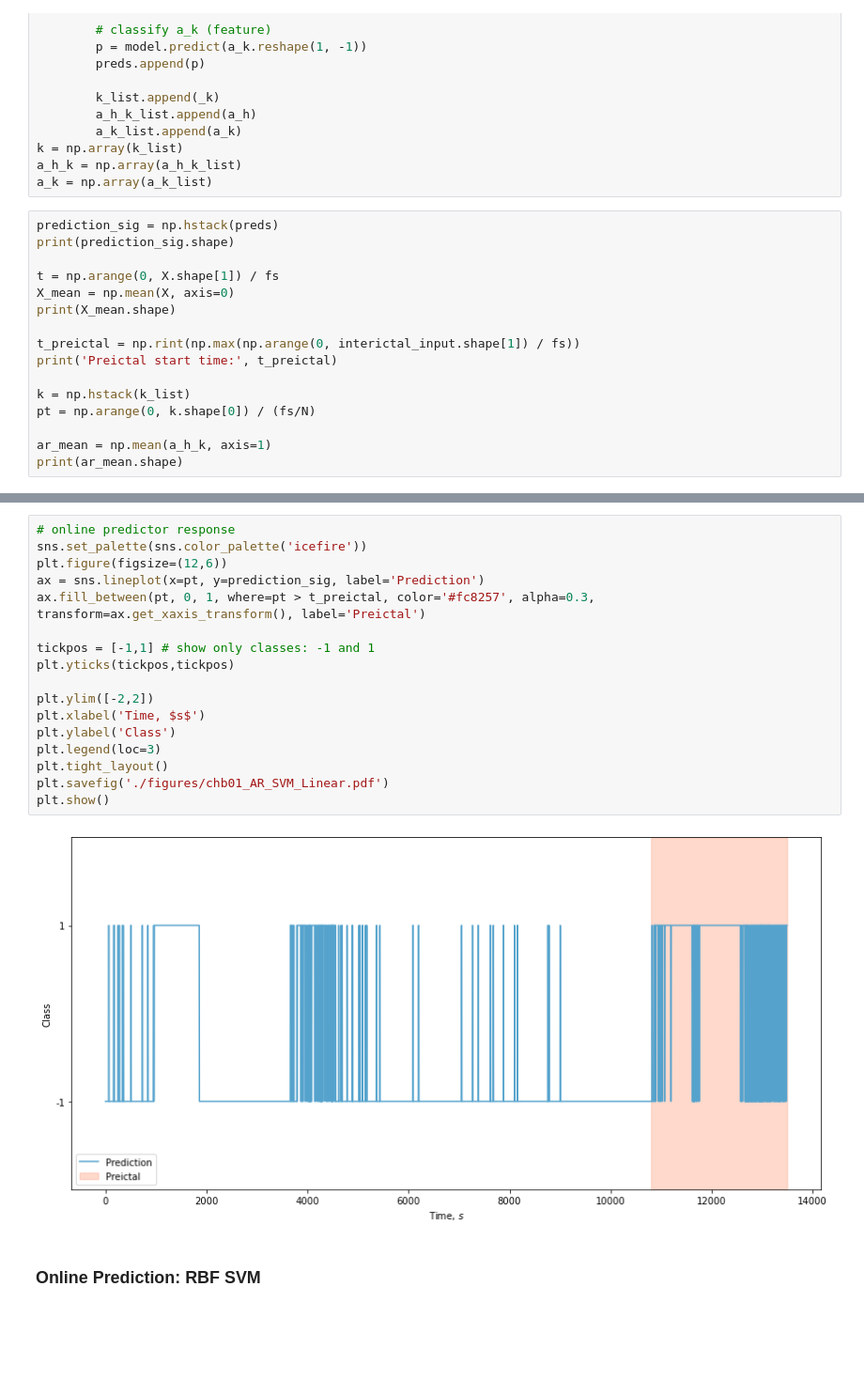
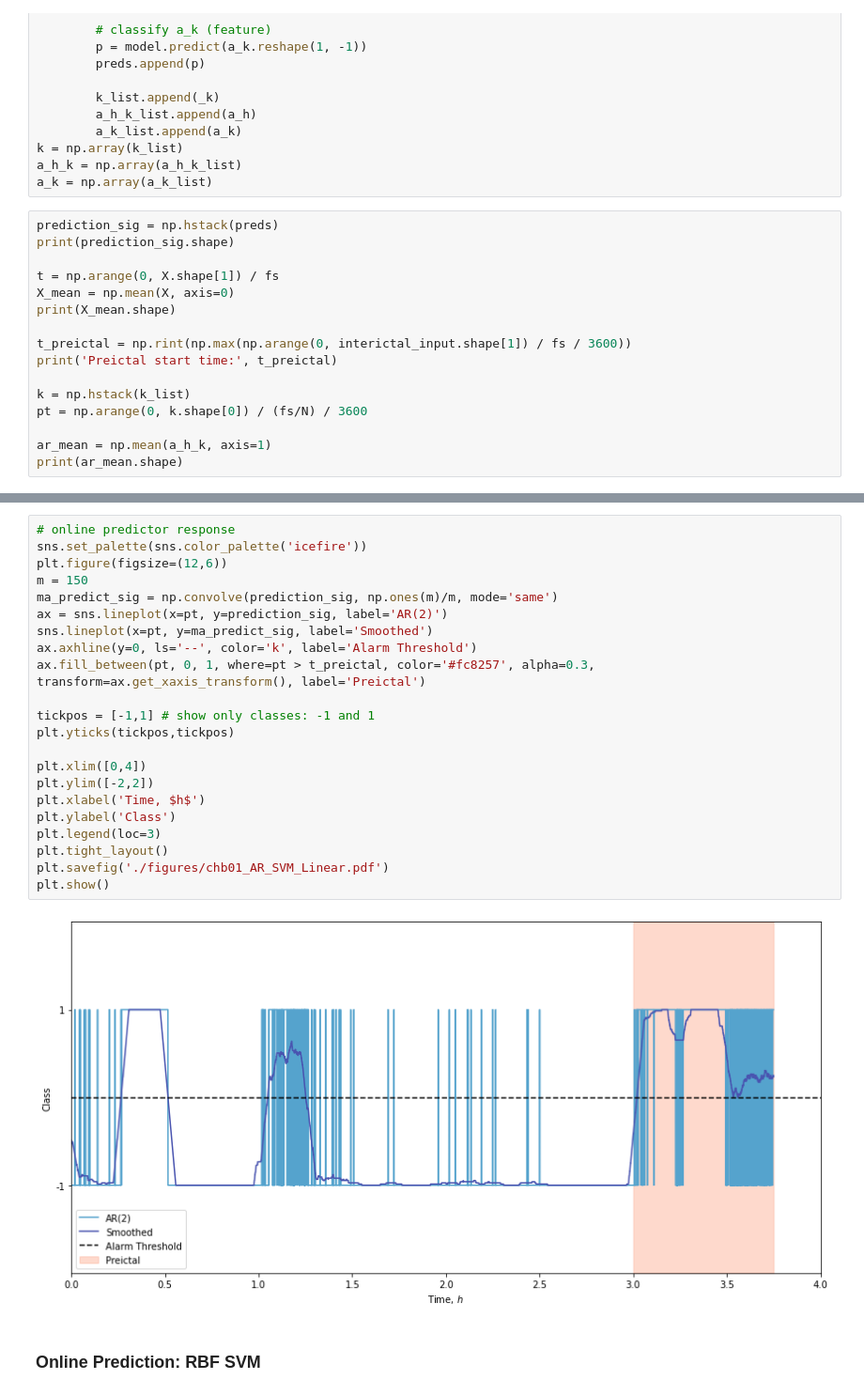
Before and after one commit to samisnotinsane/chbmit-seizure-prediction, a Jupyter notebook: evaluation/chb01_AR_RT.ipynb, the cells around one changed output, grey strips where cells are left out. Shown at 94% size. Drawn from its saved outputs; the diff is of its cells as text; blank space fills up the shorter version.

```diff
--- a/evaluation/chb01_AR_RT.ipynb
+++ b/evaluation/chb01_AR_RT.ipynb
@@ -140,11 +138,11 @@ t = np.arange(0, X.shape[1]) / fs
 X_mean = np.mean(X, axis=0)
 print(X_mean.shape)
 
-t_preictal = np.rint(np.max(np.arange(0, interictal_input.shape[1]) / fs))
+t_preictal = np.rint(np.max(np.arange(0, interictal_input.shape[1]) / fs / 3600))
 print('Preictal start time:', t_preictal)
 
 k = np.hstack(k_list)
-pt = np.arange(0, k.shape[0]) / (fs/N)
+pt = np.arange(0, k.shape[0]) / (fs/N) / 3600
 
 ar_mean = np.mean(a_h_k, axis=1)
 print(ar_mean.shape)
@@ -173,22 +172,27 @@ plt.show()
 # %%
 # online predictor response
 sns.set_palette(sns.color_palette('icefire'))
 plt.figure(figsize=(12,6))
-ax = sns.lineplot(x=pt, y=prediction_sig, label='Prediction')
+m = 150
+ma_predict_sig = np.convolve(prediction_sig, np.ones(m)/m, mode='same')
+ax = sns.lineplot(x=pt, y=prediction_sig, label='AR(2)')
+sns.lineplot(x=pt, y=ma_predict_sig, label='Smoothed')
+ax.axhline(y=0, ls='--', color='k', label='Alarm Threshold')
 ax.fill_between(pt, 0, 1, where=pt > t_preictal, color='#fc8257', alpha=0.3, transform=ax.get_xaxis_transform(), label='Preictal')
 
 tickpos = [-1,1] # show only classes: -1 and 1
 plt.yticks(tickpos,tickpos)
 
+plt.xlim([0,4])
 plt.ylim([-2,2])
-plt.xlabel('Time, $s$')
+plt.xlabel('Time, $h$')
 plt.ylabel('Class')
 plt.legend(loc=3)
 plt.tight_layout()
 plt.savefig('./figures/chb01_AR_SVM_Linear.pdf')
 plt.show()
 # %% [output]
-[figure, old version]
+[figure, new version]
 # %% [markdown]
 ### Online Prediction: RBF SVM
 # %%
```
Also changed, not shown: parts of 7 cells of this notebook, 30 other files.
